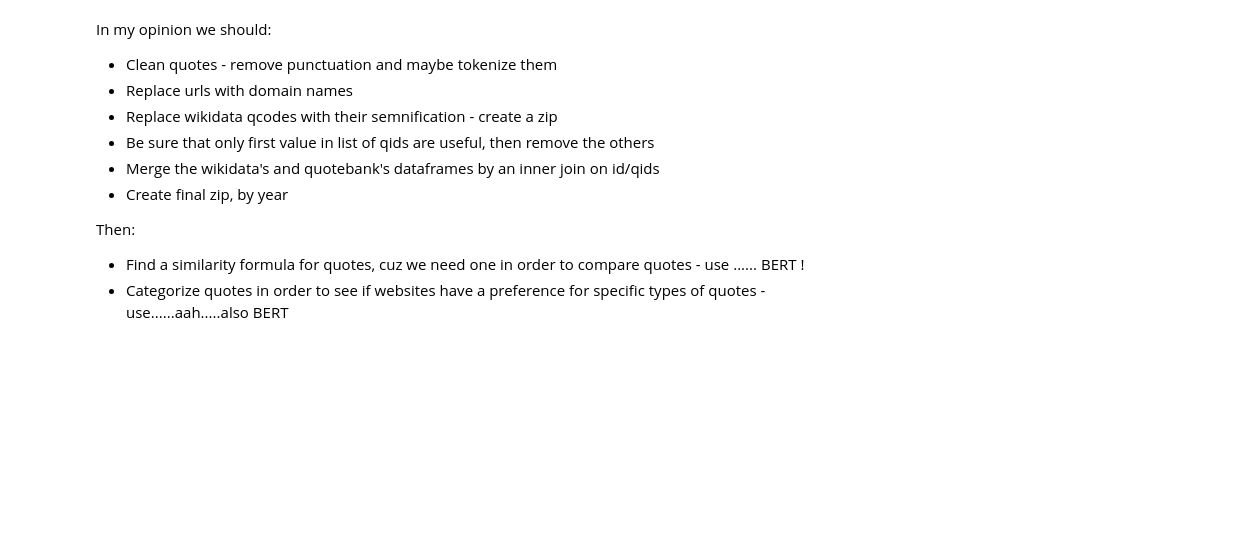
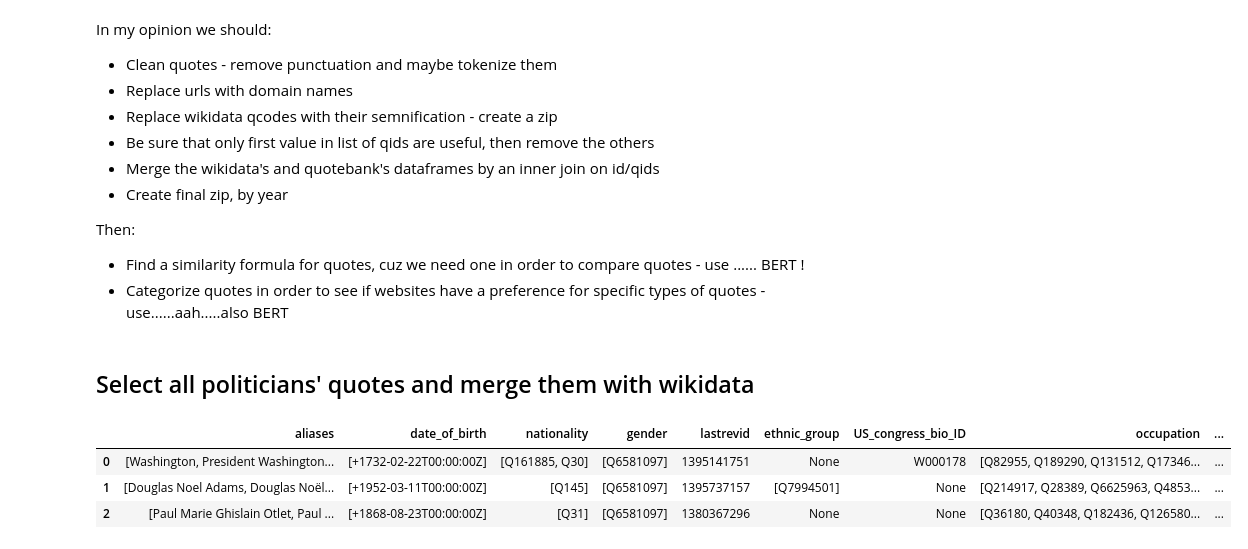
Before and after one commit to epfl-ada/ada-2021-project-acmu, a Jupyter notebook: project_notebook_Mihai.ipynb, the cells around one changed output. Saved outputs shown, nothing was run; the diff lists cells and outputs as text; code cells hidden in the pictures; blank space fills up the shorter version.

Commit message:
Select politicians in each year code

```diff
--- a/project_notebook_Mihai.ipynb
+++ b/project_notebook_Mihai.ipynb
@@ -436,3 +436,14 @@ Then:
 
 *   Find a similarity formula for quotes, cuz we need one in order to compare quotes - use ...... BERT !
 *   Categorize quotes in order to see if websites have a preference for specific types of quotes - use......aah.....also BERT
+# %% [markdown]
+## Select all politicians' quotes and merge them with wikidata
+# %%
+# Read wikidata .parquet file into a dataframe
+wikidata = pd.read_parquet(WIKIDATA_PATH, engine='pyarrow')
+wikidata.head(3)
+# %% [output]
+|  | aliases | date_of_birth | nationality | gender | lastrevid | ethnic_group | US_congress_bio_ID | occupation | ... |
+| 0 | [Washington, President Washington... | [+1732-02-22T00:00:00Z] | [Q161885, Q30] | [Q6581097] | 1395141751 | None | W000178 | [Q82955, Q189290, Q131512, Q17346... | ... |
+| 1 | [Douglas Noel Adams, Douglas Noël... | [+1952-03-11T00:00:00Z] | [Q145] | [Q6581097] | 1395737157 | [Q7994501] | None | [Q214917, Q28389, Q6625963, Q4853... | ... |
+| 2 | [Paul Marie Ghislain Otlet, Paul ... | [+1868-08-23T00:00:00Z] | [Q31] | [Q6581097] | 1380367296 | None | None | [Q36180, Q40348, Q182436, Q126580... | ... |
```
Also changed, not shown: parts of 9 cells of this notebook.
